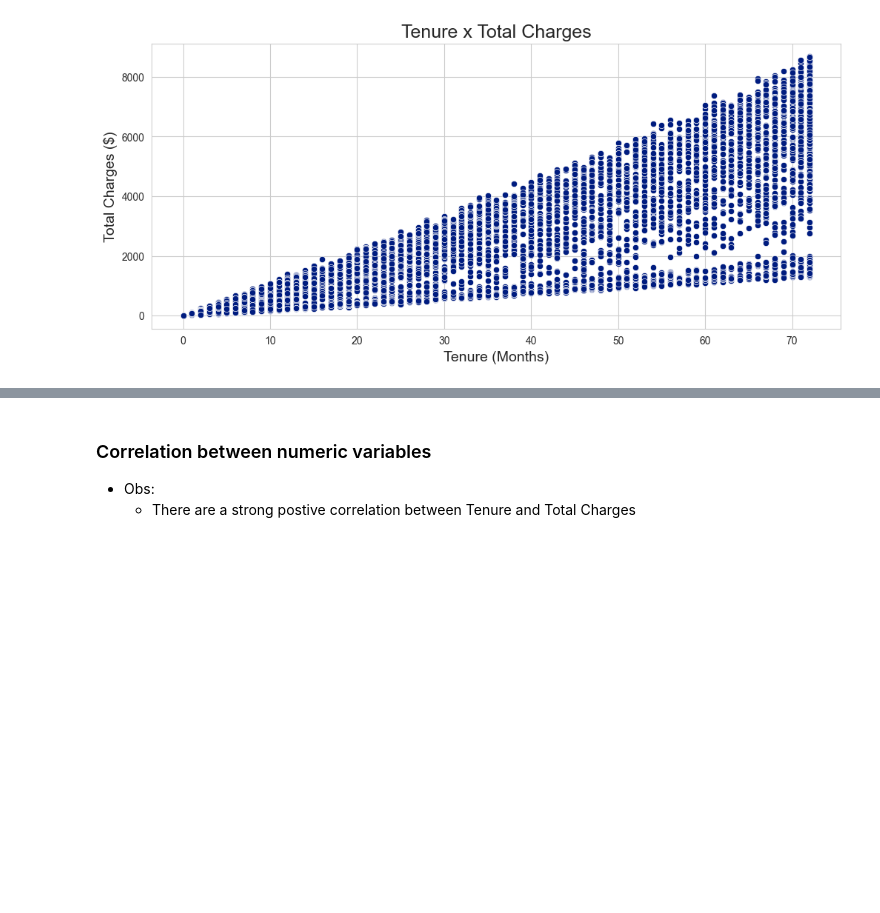
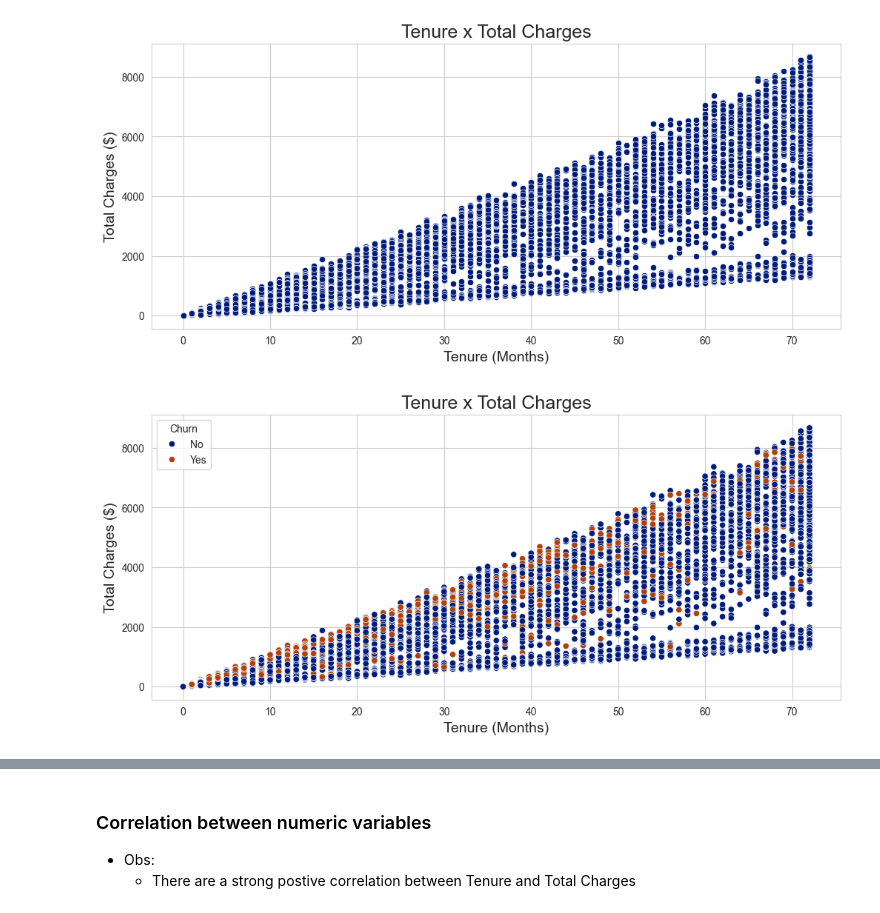
Before and after one commit to Gbrlmoraes/telecom_churn_prediction, a Jupyter notebook: notebooks/exploratory_data_analysis.ipynb, the cells around one changed output, grey strips where cells are left out. Drawn from its saved outputs; the diff is of its cells as text; code cells hidden in the pictures; blank space fills up the shorter version.

```diff
--- a/notebooks/exploratory_data_analysis.ipynb
+++ b/notebooks/exploratory_data_analysis.ipynb
@@ -511,3 +515,17 @@ plt.ylabel('Total Charges ($)', fontsize = 14)
 plt.show()
 # %% [output]
 [figure]
+# %%
+plt.figure(figsize = (12, 5))
+sns.scatterplot(
+    x = 'tenure',
+    y = 'TotalCharges',
+    hue = 'Churn',
+    data = df,
+)
+plt.title('Tenure x Total Charges', fontsize = 18)
+plt.xlabel('Tenure (Months)', fontsize = 14)
+plt.ylabel('Total Charges ($)', fontsize = 14)
+plt.show()
+# %% [output]
+[figure, added]
```
Also changed, not shown: parts of 4 cells of this notebook.
